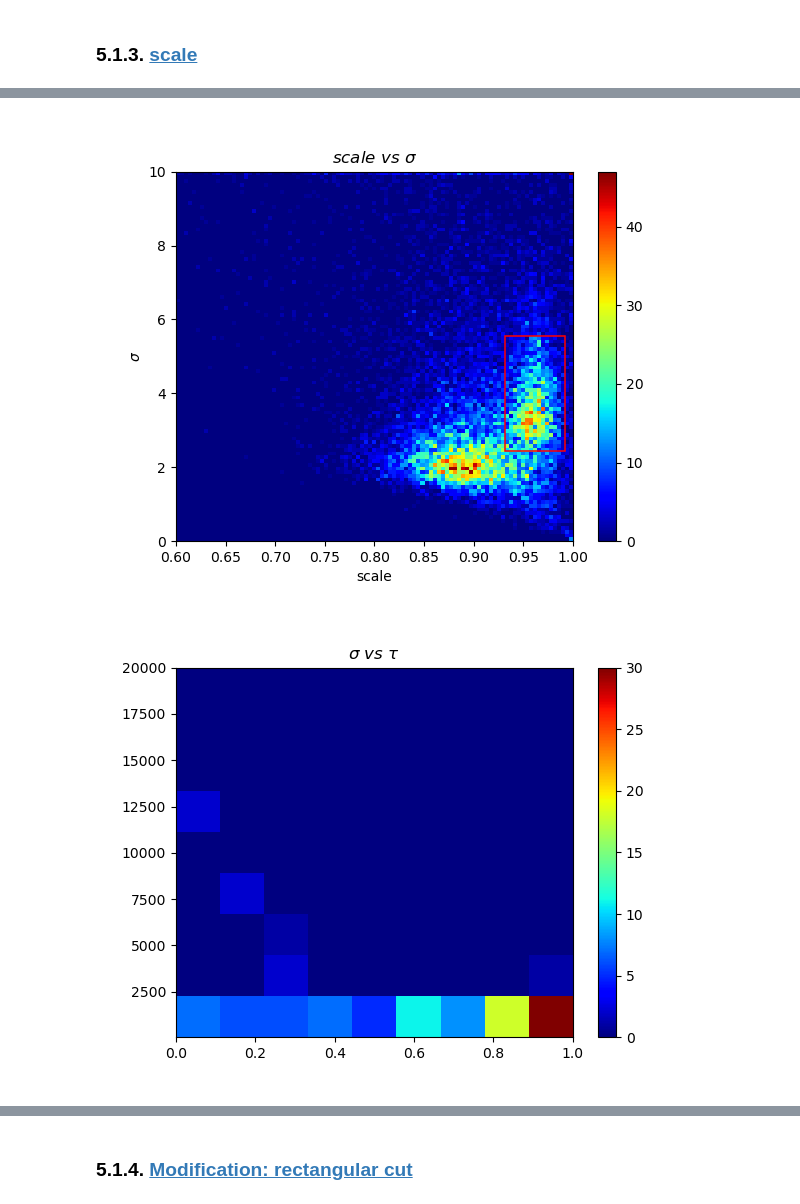
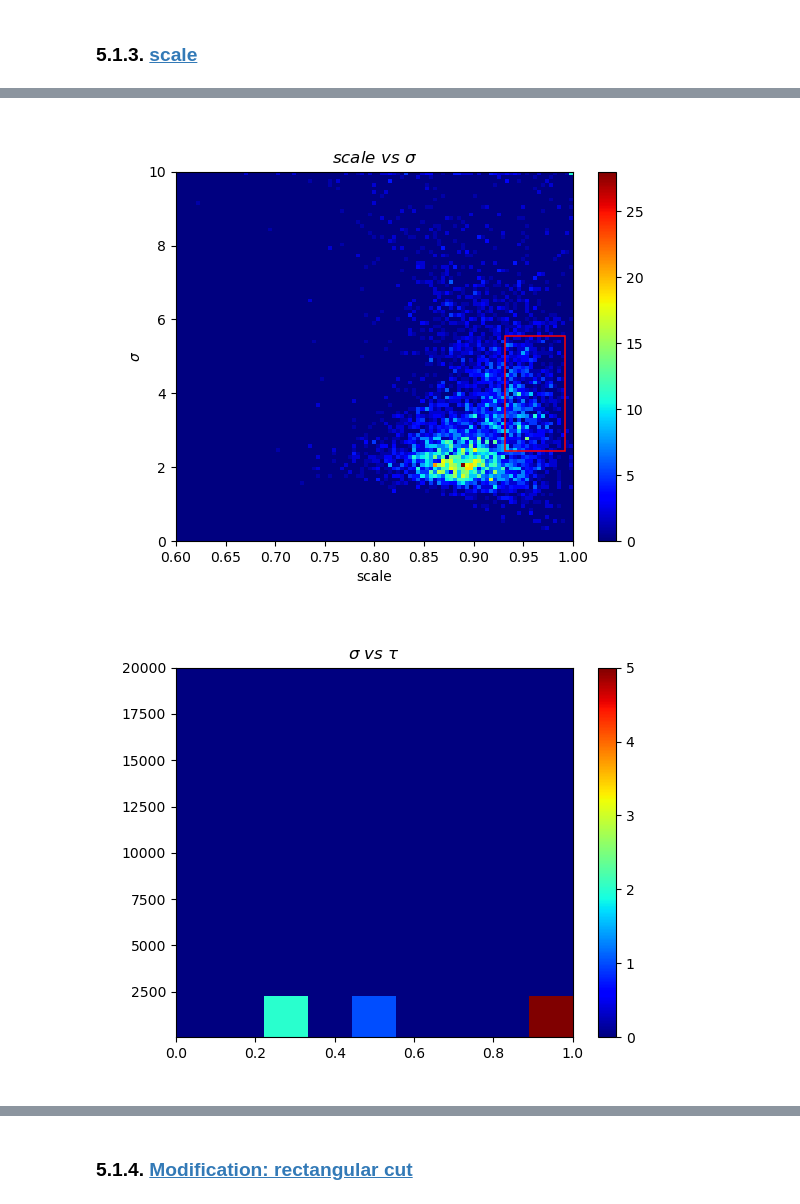
Before and after one commit to sarthchoudhary/ArGSet, a Jupyter notebook: notebooks/histogram_wf_param.ipynb, the cells around one changed output, grey strips where cells are left out. Cells and saved outputs as stored; diff of their text form; code cells hidden in the pictures.

```diff
--- a/notebooks/histogram_wf_param.ipynb
+++ b/notebooks/histogram_wf_param.ipynb
@@ -86,7 +86,8 @@ run_number_ls = [52, 53, 54, 61, 62, 63]
 # %%
 all_fit_catalogues = []
 for run_number in run_number_ls:
-    all_fit_catalogues.append(f'{output_folder}/fit_catalogue_run000{run_number}.pkl')
+    # all_fit_catalogues.append(f'{output_folder}/fit_catalogue_run000{run_number}.pkl')
+    all_fit_catalogues.append(f'{output_folder}/fit_catalogue_custom_run000{run_number}.pkl')
 # %%
 all_fit_catalogues
 # %% [output]
@@ -112,7 +113,8 @@ fit_dict_63 = pickle.load(open( all_fit_catalogues[4], 'rb'))
 # 3. <a id='toc3_'></a>[concatenate df's](#toc0_)
 # %%
 fit_dict_ls = [fit_dict_52, fit_dict_53, fit_dict_54, fit_dict_61, fit_dict_62, fit_dict_63]
-ch_str_ls = ['ch0', 'ch1', 'ch2']
+# ch_str_ls = ['ch0', 'ch1', 'ch2']
+ch_str_ls = ['ch2']
 
 fit_catalogue = {}
 for ch_x in ch_str_ls:
@@ -300,25 +274,28 @@ Text(0.5, 1.0, 'scale')
 # %%
 plt.close(5)
-plt.figure(5)
+
 ch_x = 'ch2'
 red_win = patches.Rectangle((0.932, 2.44), 0.06, 3.10, linewidth=1.1, edgecolor='r', facecolor='none')
-
-plt.hist2d(param_dict[ch_x]['scale'], param_dict[ch_x]['sigma'], bins = [np.linspace(0.6, 1.0, 100), np.linspace(0., 10., 100)], cmap='jet')
-ax = plt.gca()
-ax.add_patch(red_win)
-plt.xlabel('scale')
-plt.ylabel('$\sigma$')
-plt.colorbar()
-plt.title('$scale\ vs \ \\sigma$');
+fig5, ax5 = plt.subplots()
+hist_h, hist_xedges, hist_yedges, hist_im = ax5.hist2d(param_dict[ch_x]['scale'], \
+                    param_dict[ch_x]['sigma'], bins = [np.linspace(0.6, 1.0, 100), np.linspace(0., 10., 100)], \
+                    cmap='jet')
+ax5.add_patch(red_win)
+ax5.set_xlabel('scale')
+ax5.set_ylabel('$\sigma$')
+fig5.colorbar(hist_im)
+ax5.set_title('$scale\ vs \ \\sigma$');
 # %% [output]
-[figure, old version]
+[figure, new version]
 # %%
 plt.close(6)
-plt.figure(6)
-plt.hist2d(param_dict[ch_x]['sigma'], param_dict[ch_x]['tau'], bins = [np.linspace(0.0, 1.0, 10), np.linspace(50e0, 20e3, 10)] , cmap='jet')
-plt.colorbar()
-plt.title('$\\sigma \ vs \ \\tau $');
+fig6, ax6 = plt.subplots()
+hist_h, hist_xedges, hist_yedges, hist_im = ax6.hist2d(param_dict[ch_x]['sigma'], \
+                    param_dict[ch_x]['tau'], bins = [np.linspace(0.0, 1.0, 10), np.linspace(50e0, 20e3, 10)] , \
+                        cmap='jet')
+fig6.colorbar(hist_im)
+ax6.set_title('$\\sigma \ vs \ \\tau $');
 # %% [output]
-[figure, old version]
+[figure, new version]
 # %%
 plt.close(7)
```
Also changed, not shown: parts of 40 cells of this notebook.
